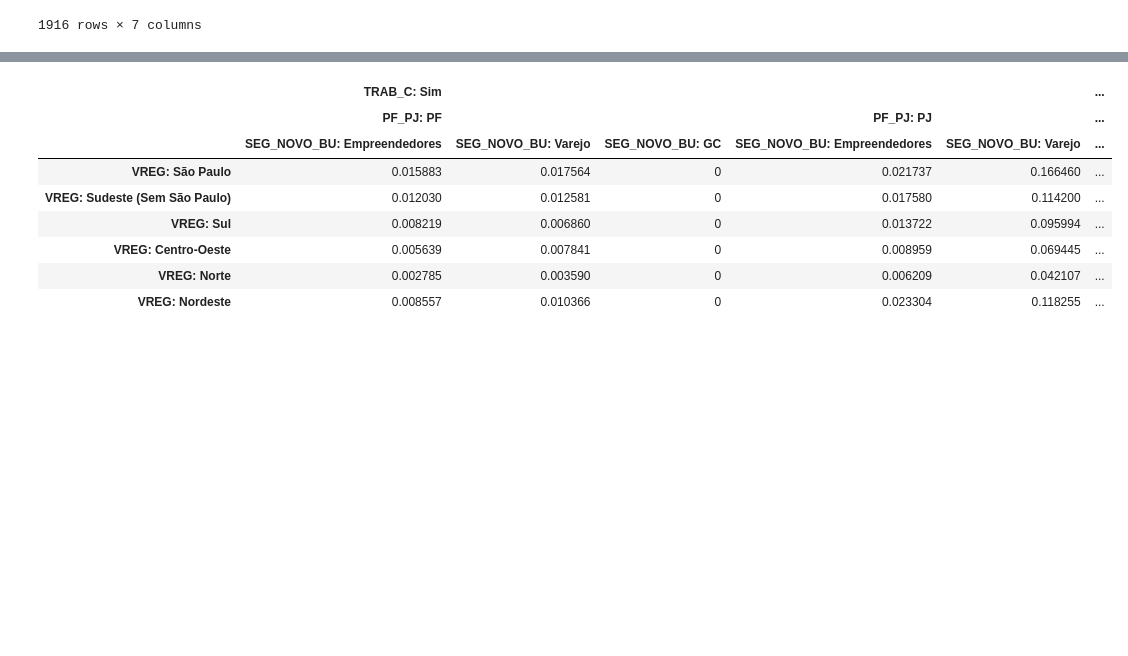
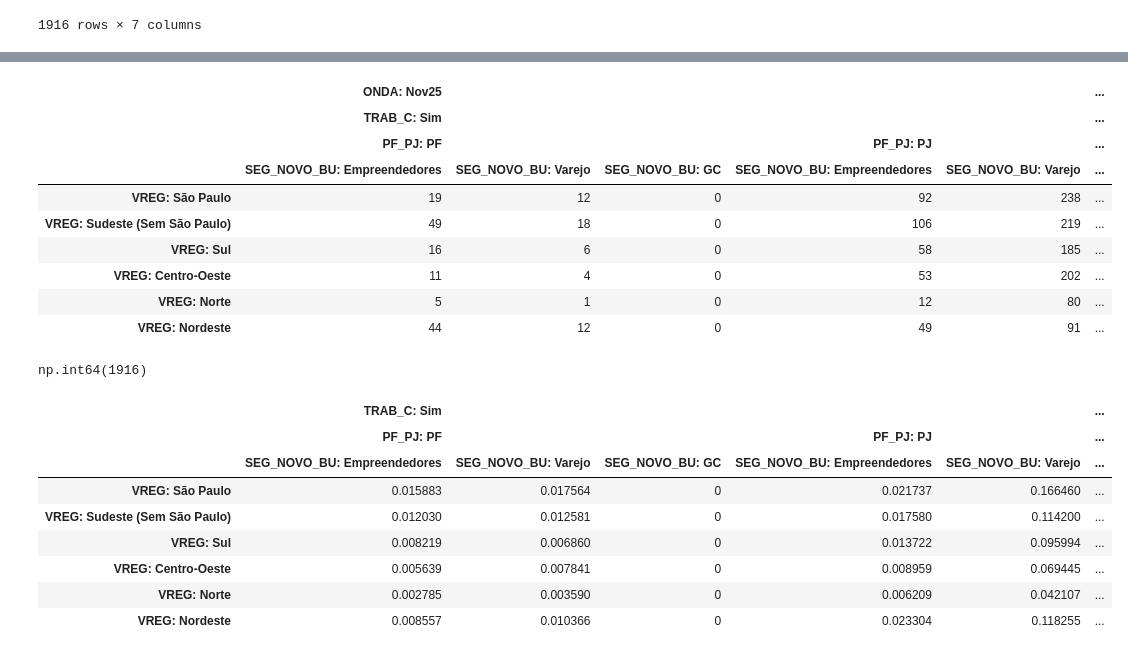
Before and after one commit to RaynerSantos/Processamento-Estatistico, a Jupyter notebook: App/Pond.ipynb, the cells around one changed output, grey strips where cells are left out. Drawn from its saved outputs; the diff is of its cells as text; code cells hidden in the pictures; blank space fills up the shorter version.

```diff
--- a/App/Pond.ipynb
+++ b/App/Pond.ipynb
@@ -1542,0 +1604,10 @@ else:
+# %%
+Criar_ponderacao = Criar_Pond(df_universo=df_universo, bd_codigo=data, lista_labels=lista_labels)
+Criar_ponderacao.n_niveis_colunas()
+result = Criar_ponderacao.verificar_cols_multiindex()
+if isinstance(result, str):
+    print(result)
+else:
+    Criar_ponderacao.criar_df_coletado()
+    df, lista_de_colunas_indice = Criar_ponderacao.criar_pond()
+    display(df)
@@ -1559,3 +1699,46 @@ df[["ONDA", "TRAB_C", "PF_PJ", "SEG_NOVO_BU", "VREG", "POND", "POND_nova"]].loc[
+# %%
+df_tabela = df.copy()
+for key, value in dict_col_cod.items():
+    df_tabela = df_tabela[df_tabela[key].isin(value)]
+df_tabela
+
+# monta a tabela MultiIndex
+tabela = (
+    df_tabela.pivot_table(
+        index=lista_de_colunas_indice[-1],
+        columns=lista_de_colunas_indice[:-1],
+        aggfunc='size',     # conta quantas linhas existem em cada combinação
+        fill_value=0
+    )
+    .sort_index()
+)
+
+# monta todas as combinações esperadas para as colunas
+colunas_completas = pd.MultiIndex.from_product(
+    [dict_col_cod[c] for c in lista_de_colunas_indice[:-1]],
+    names=lista_de_colunas_indice[:-1]
+)
+
+# força a existência de todas as colunas, preenchendo ausentes com 0
+tabela = tabela.reindex(columns=colunas_completas, fill_value=0)
+tabela.columns = df_universo.columns
+tabela.index = df_universo.index
+tabela
+# %% [output]
+|  | ONDA: Nov25 |  |  |  |  | ... |
+|  | TRAB_C: Sim |  |  |  |  | ... |
+|  | PF_PJ: PF |  |  | PF_PJ: PJ |  | ... |
+|  | SEG_NOVO_BU: Empreendedores | SEG_NOVO_BU: Varejo | SEG_NOVO_BU: GC | SEG_NOVO_BU: Empreendedores | SEG_NOVO_BU: Varejo | ... |
+| VREG: São Paulo | 19 | 12 | 0 | 92 | 238 | ... |
+| VREG: Sudeste (Sem São Paulo) | 49 | 18 | 0 | 106 | 219 | ... |
+| VREG: Sul | 16 | 6 | 0 | 58 | 185 | ... |
+| VREG: Centro-Oeste | 11 | 4 | 0 | 53 | 202 | ... |
+| VREG: Norte | 5 | 1 | 0 | 12 | 80 | ... |
+| VREG: Nordeste | 44 | 12 | 0 | 49 | 91 | ... |
+# %%
+tabela.sum().sum()
+# %% [output]
+np.int64(1916)
 # %%
 path = r"C:\Users\rayner.santos\Downloads\Consistencia e Processamento\Cielo\POND_FINAL_Satisfacao_NOV25_v02.xlsx"
 df_universo_d4 = pd.read_excel(path, sheet_name="FONTE",
```
Also changed, not shown: parts of 6 cells of this notebook, 2 other files.
